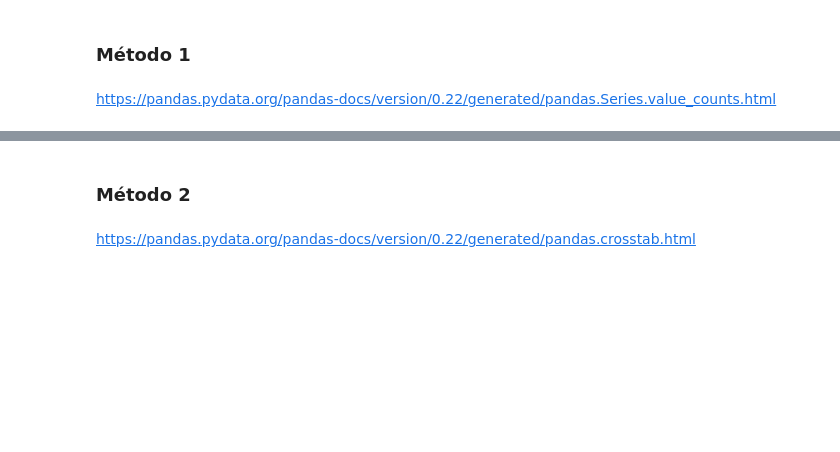
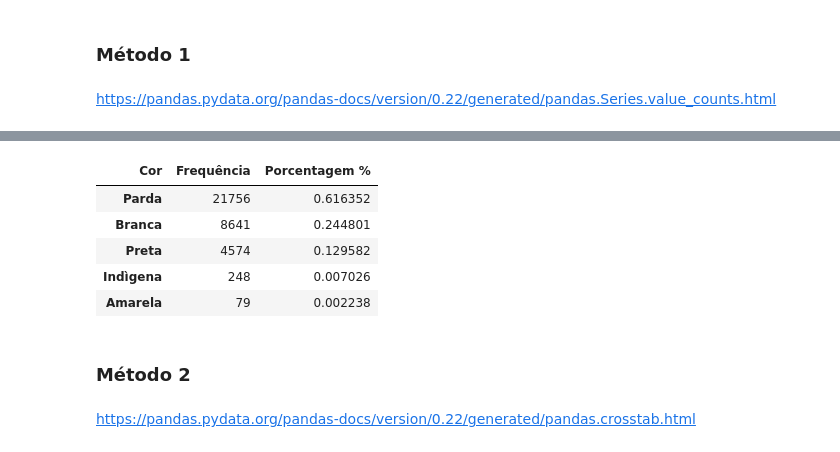
Before and after one commit to brennomongero/alura-git, a Jupyter notebook: Curso_de_Estatística_Curso_de_Estatística_Parte_1.ipynb, the cells around one changed output, grey strips where cells are left out. Saved outputs shown, nothing was run; the diff lists cells and outputs as text; code cells hidden in the pictures; blank space fills up the shorter version.

Commit message:
Analise do dataFrama Dist_frequência

```diff
--- a/Curso_de_Estatística_Curso_de_Estatística_Parte_1.ipynb
+++ b/Curso_de_Estatística_Curso_de_Estatística_Parte_1.ipynb
@@ -225,3 +252,20 @@ https://pandas.pydata.org/pandas-docs/version/0.22/generated/pandas.Series.value
+# %%
+frequencia_cor = dados.Cor.value_counts()
+percentual_cor = dados.Cor.value_counts(normalize = True)
+dist_freq_cor = pd.DataFrame({'Frequência': frequencia_cor,
+                              'Porcentagem %': percentual_cor})
+dist_freq_cor.rename(index = {0: 'Indìgena', 2: 'Branca', 4: 'Preta',
+                              6: 'Amarela', 8: 'Parda', 9: 'Sem declaração'},
+                     inplace = True)
+dist_freq_cor.rename_axis('Cor', axis ='columns', inplace = True)
+dist_freq_cor
+# %% [output]
+| Cor | Frequência | Porcentagem % |
+| Parda | 21756 | 0.616352 |
+| Branca | 8641 | 0.244801 |
+| Preta | 4574 | 0.129582 |
+| Indìgena | 248 | 0.007026 |
+| Amarela | 79 | 0.002238 |
 # %% [markdown]
 ### Método 2
 # %% [markdown]
```
Also changed, not shown: parts of 11 cells of this notebook.
